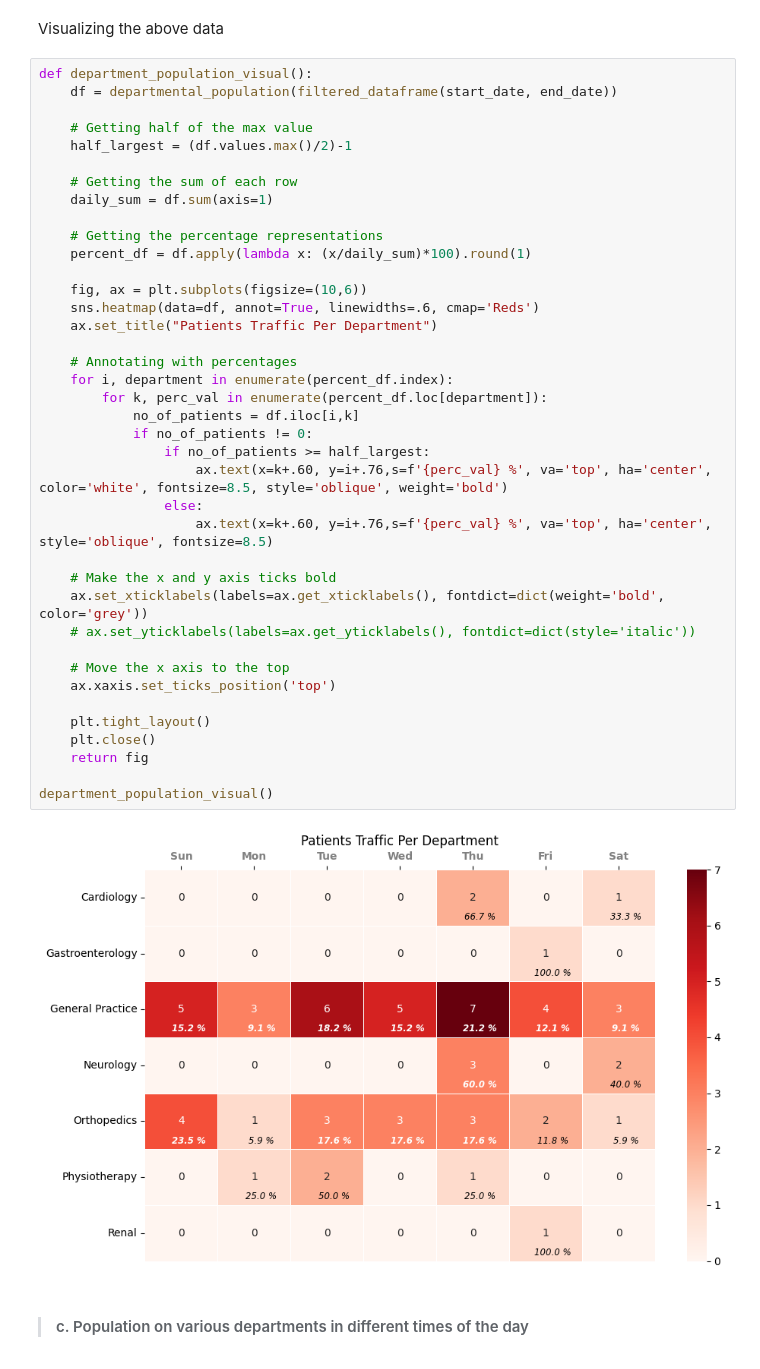
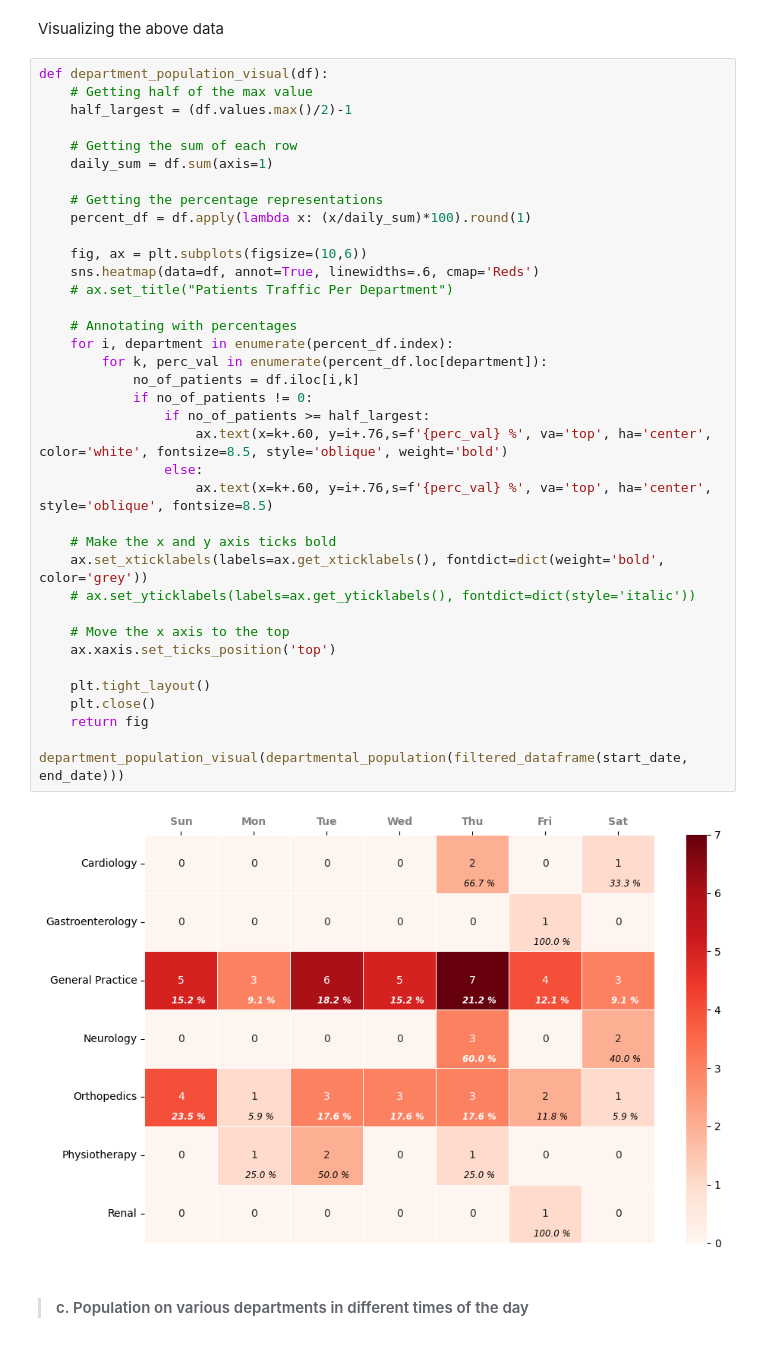
Before and after one commit to charismaticromeo/HospitalDashboard, a Jupyter notebook: main.ipynb, the cells around one changed output. Cells and saved outputs as stored; diff of their text form.

```diff
--- a/main.ipynb
+++ b/main.ipynb
@@ -331,9 +336,7 @@ departmental_population(filtered_dataframe(start_date, end_date))
 # %% [markdown]
 Visualizing the above data
 # %%
-def department_population_visual():
-    df = departmental_population(filtered_dataframe(start_date, end_date))
-
+def department_population_visual(df):
     # Getting half of the max value
     half_largest = (df.values.max()/2)-1
 
@@ -341,36 +344,36 @@ def department_population_visual():
     daily_sum = df.sum(axis=1)
 
     # Getting the percentage representations
     percent_df = df.apply(lambda x: (x/daily_sum)*100).round(1)
 
     fig, ax = plt.subplots(figsize=(10,6))
     sns.heatmap(data=df, annot=True, linewidths=.6, cmap='Reds')
-    ax.set_title("Patients Traffic Per Department")
+    # ax.set_title("Patients Traffic Per Department")
 
     # Annotating with percentages
     for i, department in enumerate(percent_df.index):
         for k, perc_val in enumerate(percent_df.loc[department]):
             no_of_patients = df.iloc[i,k]
             if no_of_patients != 0:
                 if no_of_patients >= half_largest:
                     ax.text(x=k+.60, y=i+.76,s=f'{perc_val} %', va='top', ha='center', color='white', fontsize=8.5, style='oblique', weight='bold')
                 else:
                     ax.text(x=k+.60, y=i+.76,s=f'{perc_val} %', va='top', ha='center', style='oblique', fontsize=8.5)
 
     # Make the x and y axis ticks bold
     ax.set_xticklabels(labels=ax.get_xticklabels(), fontdict=dict(weight='bold', color='grey'))
     # ax.set_yticklabels(labels=ax.get_yticklabels(), fontdict=dict(style='italic'))
 
     # Move the x axis to the top
     ax.xaxis.set_ticks_position('top')
 
     plt.tight_layout()
     plt.close()
     return fig
 
-department_population_visual()
+department_population_visual(departmental_population(filtered_dataframe(start_date, end_date)))
 # %% [output]
-[figure, old version]
+[figure, new version]
 # %% [markdown]
 > #### c. Population on various departments in different times of the day
 # %%
```
Also changed, not shown: parts of 18 cells of this notebook.
